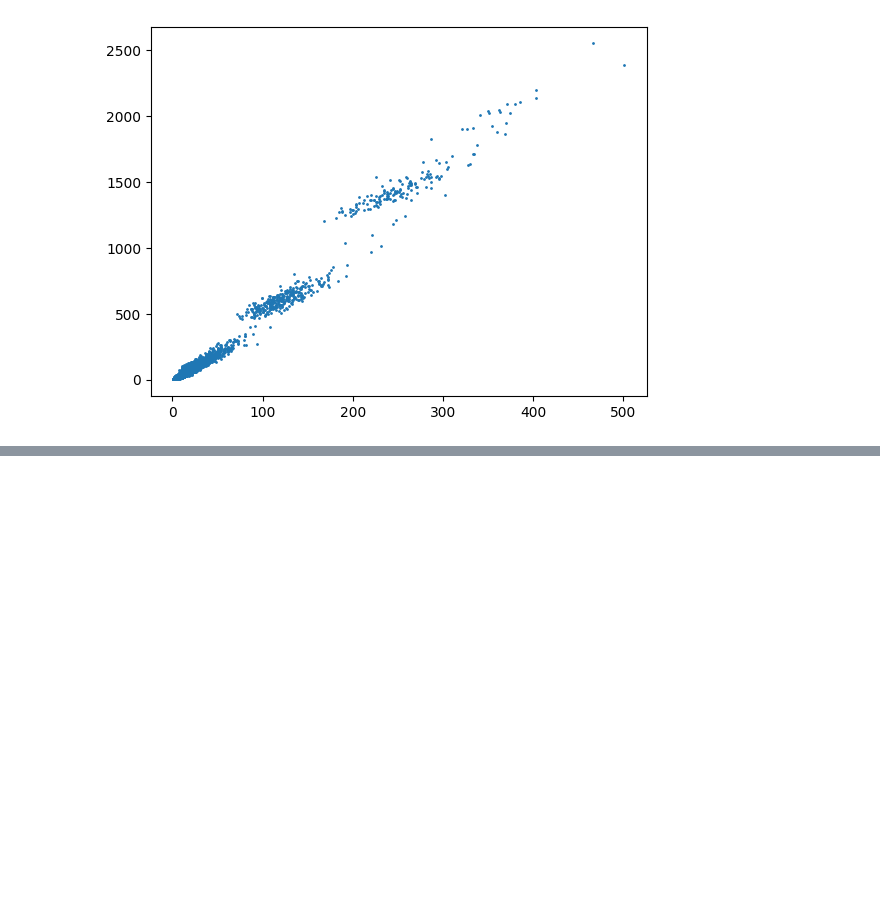
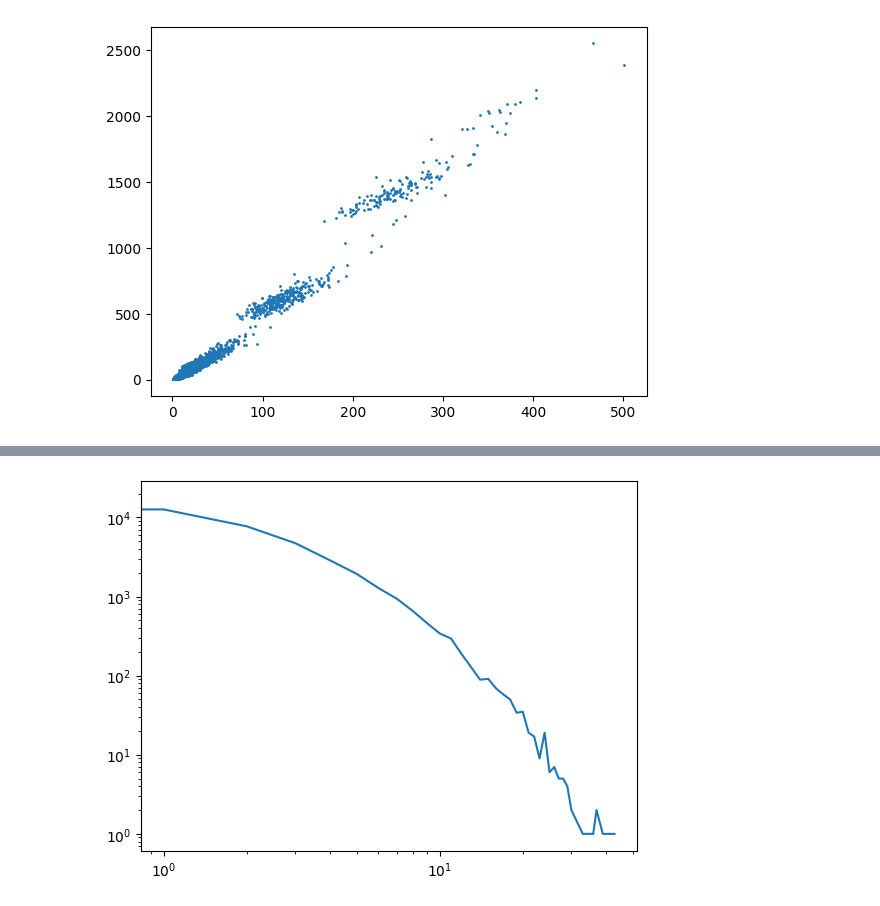
Before and after one commit to paololapo/ComplexNetworks_projects, a Jupyter notebook: code/task_15/py_sandipile.ipynb, the cells around one changed output, grey strips where cells are left out. Saved outputs shown, nothing was run; the diff lists cells and outputs as text; code cells hidden in the pictures; blank space fills up the shorter version.

```diff
--- a/code/task_15/py_sandipile.ipynb
+++ b/code/task_15/py_sandipile.ipynb
@@ -99,0 +130,29 @@ plt.scatter(x, y, s=1)
+# %%
+def getCoupledGraph(N, p, g1=None, g2=None):
+    # Create two random regular graphs
+    if g1 is None: g1 = nx.random_regular_graph(3, N)
+    if g2 is None: g2 = nx.random_regular_graph(4, N)
+
+    assert len(g1.nodes) == len(g2.nodes), "g1 and g2 must have the same number of nodes"
+    assert N == len(g1.nodes), "N must correspond to the number of nodes"
+
+    # Relabel the nodes in the second graph
+    g2 = nx.relabel_nodes(g2, {i: i+N for i in g2.nodes})
+    belongs_to = np.zeros(2*N)
+    belongs_to[N:] = 1
+
+    # Combine the two graphs
+    g_coupled = nx.Graph()
+    g_coupled.add_nodes_from(g1.nodes)
+    g_coupled.add_edges_from(g1.edges)
+    g_coupled.add_nodes_from(g2.nodes)
+    g_coupled.add_edges_from(g2.edges)
+
+    # Bernoulli distributed coupling
+    for node in g1.nodes():
+        if np.random.random() < p:
+            # Choose a node from the second layer randomly
+            node_in_layer2 = np.random.choice(list(g2.nodes()))
+            g_coupled.add_edge(node, node_in_layer2, inter_layer=True)
+
+    return g_coupled, belongs_to
@@ -99,0 +249,10 @@ plt.scatter(x, y, s=1)
+# %%
+g_coupled, belongs_to = getCoupledGraph(1_000, 0.3)
+res = coupledDynamics(g_coupled, belongs_to, 0.01, 2e5)
+# %%
+ok = res.groupby("A_0", as_index=False).count()
+plt.plot(ok["A_0"], ok["iteration"])
+plt.xscale("log")
+plt.yscale("log")
+# %% [output]
+[figure, added]
```
Also changed, not shown: parts of 5 cells of this notebook, 1 other file.
